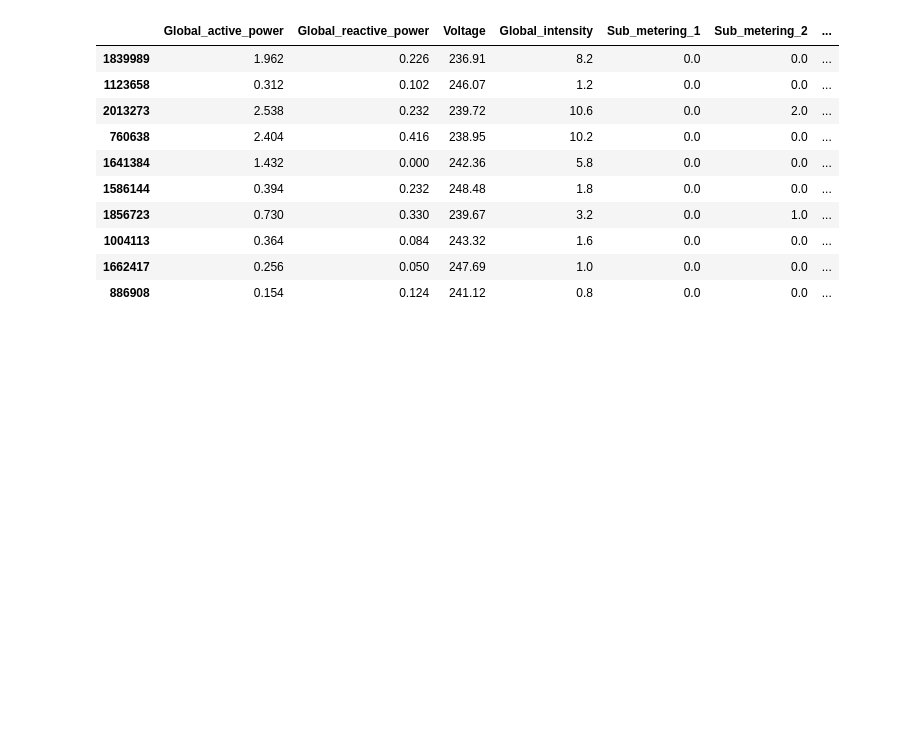
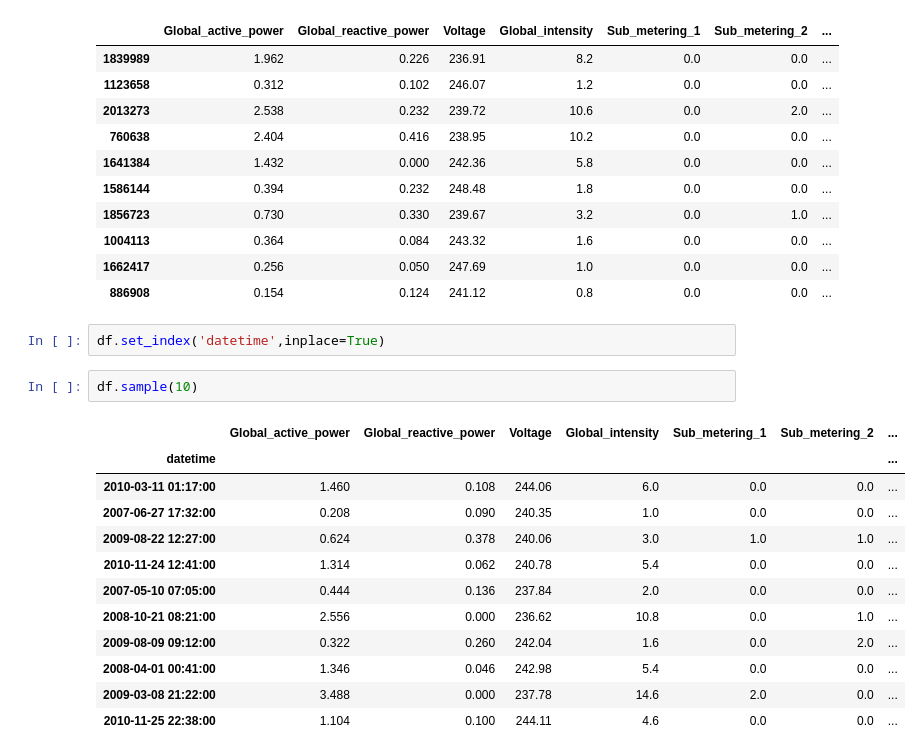
Before and after one commit to NarendarB0152/SmartWattAIProject2, a Jupyter notebook: HouseHold_Energy_Consumption.ipynb, the cells around one changed output. Drawn from its saved outputs; the diff is of its cells as text; blank space fills up the shorter version.

```diff
--- a/HouseHold_Energy_Consumption.ipynb
+++ b/HouseHold_Energy_Consumption.ipynb
@@ -59,3 +59,20 @@ df.sample(10)
 | 1004113 | 0.364 | 0.084 | 243.32 | 1.6 | 0.0 | 0.0 | ... |
 | 1662417 | 0.256 | 0.050 | 247.69 | 1.0 | 0.0 | 0.0 | ... |
 | 886908 | 0.154 | 0.124 | 241.12 | 0.8 | 0.0 | 0.0 | ... |
+# %%
+df.set_index('datetime',inplace=True)
+# %%
+df.sample(10)
+# %% [output]
+|  | Global_active_power | Global_reactive_power | Voltage | Global_intensity | Sub_metering_1 | Sub_metering_2 | ... |
+| datetime |  |  |  |  |  |  | ... |
+| 2010-03-11 01:17:00 | 1.460 | 0.108 | 244.06 | 6.0 | 0.0 | 0.0 | ... |
+| 2007-06-27 17:32:00 | 0.208 | 0.090 | 240.35 | 1.0 | 0.0 | 0.0 | ... |
+| 2009-08-22 12:27:00 | 0.624 | 0.378 | 240.06 | 3.0 | 1.0 | 1.0 | ... |
+| 2010-11-24 12:41:00 | 1.314 | 0.062 | 240.78 | 5.4 | 0.0 | 0.0 | ... |
+| 2007-05-10 07:05:00 | 0.444 | 0.136 | 237.84 | 2.0 | 0.0 | 0.0 | ... |
+| 2008-10-21 08:21:00 | 2.556 | 0.000 | 236.62 | 10.8 | 0.0 | 1.0 | ... |
+| 2009-08-09 09:12:00 | 0.322 | 0.260 | 242.04 | 1.6 | 0.0 | 2.0 | ... |
+| 2008-04-01 00:41:00 | 1.346 | 0.046 | 242.98 | 5.4 | 0.0 | 0.0 | ... |
+| 2009-03-08 21:22:00 | 3.488 | 0.000 | 237.78 | 14.6 | 2.0 | 0.0 | ... |
+| 2010-11-25 22:38:00 | 1.104 | 0.100 | 244.11 | 4.6 | 0.0 | 0.0 | ... |
```
Also changed, not shown: parts of 9 cells of this notebook.
